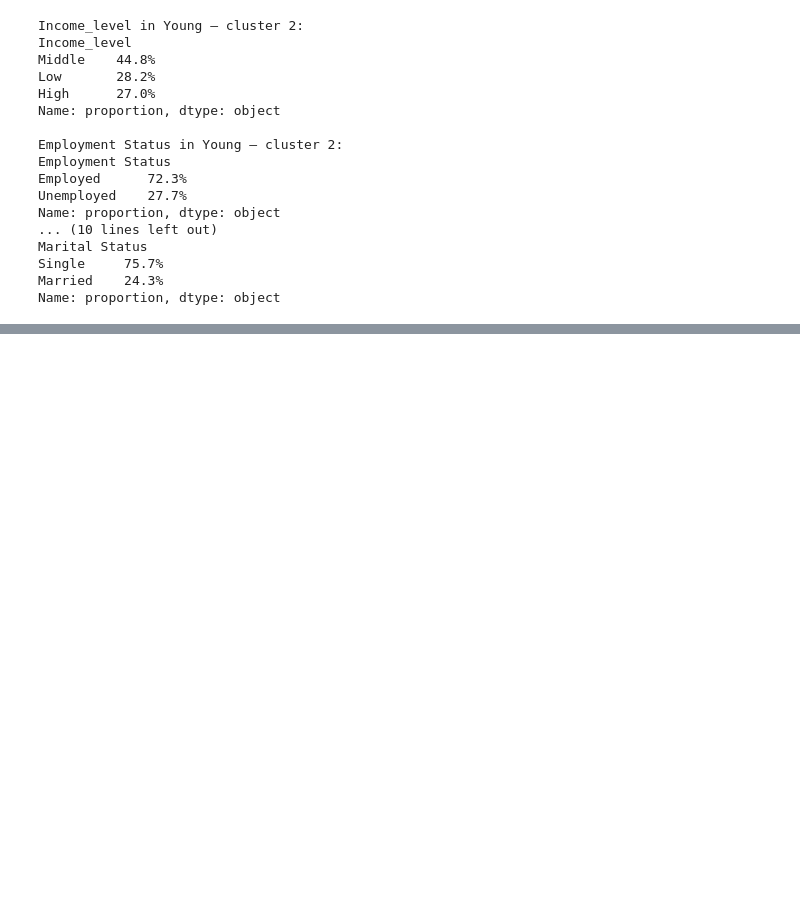
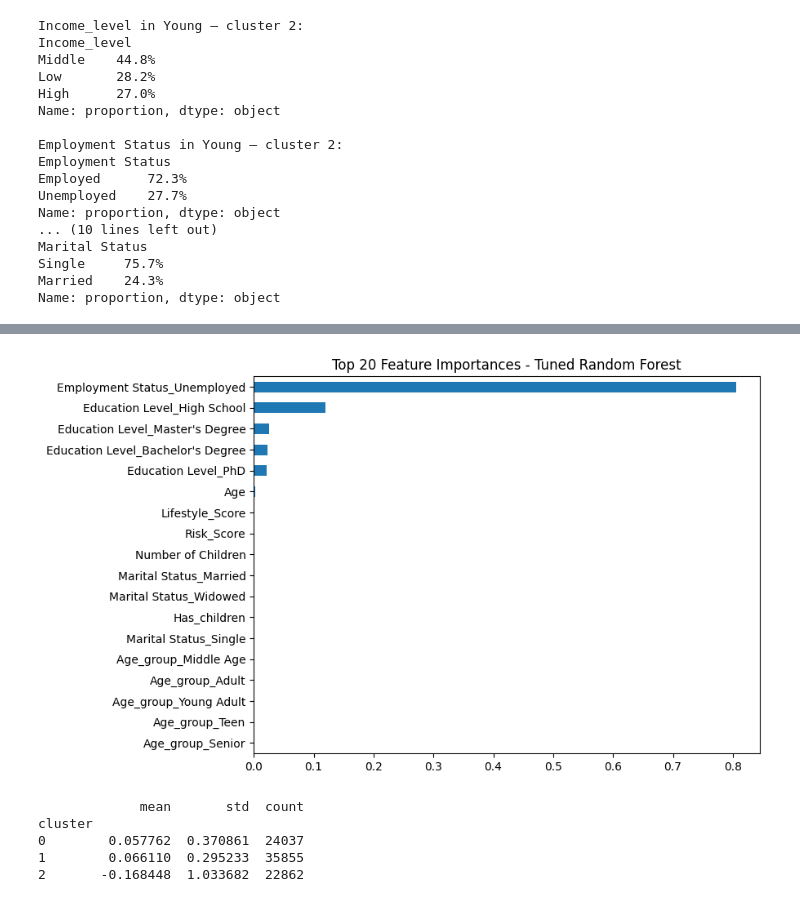
Before and after one commit to Roy125512/Computational_tools_for_data_science, a Jupyter notebook: Project_final.ipynb, the cells around one changed output, grey strips where cells are left out. Cells and saved outputs as stored; diff of their text form; code cells hidden in the pictures; blank space fills up the shorter version.

```diff
--- a/Project_final.ipynb
+++ b/Project_final.ipynb
@@ -880,0 +963,3 @@ Name: proportion, dtype: object
+# %%
+X = x_final.drop(columns=["Income_log", "Income_level"])
+y = df["Income_log"]
@@ -880,0 +1035,9 @@ Name: proportion, dtype: object
+# %%
+importances = pd.Series(rf.feature_importances_, index=X.columns)
+top20 = importances.sort_values(ascending=False).head(20)
+top20.plot(kind="barh", figsize=(8,6))
+plt.gca().invert_yaxis()
+plt.title("Top 20 Feature Importances - Tuned Random Forest")
+plt.show()
+# %% [output]
+[figure, added]
@@ -880,0 +1050,12 @@ Name: proportion, dtype: object
+# %%
+print(
+    df_pred
+      .groupby("cluster")["error"]
+      .agg(["mean", "std", "count"])
+)
+# %% [output]
+             mean       std  count
+cluster
+0        0.057762  0.370861  24037
+1        0.066110  0.295233  35855
+2       -0.168448  1.033682  22862
```
Also changed, not shown: parts of 39 cells of this notebook.
